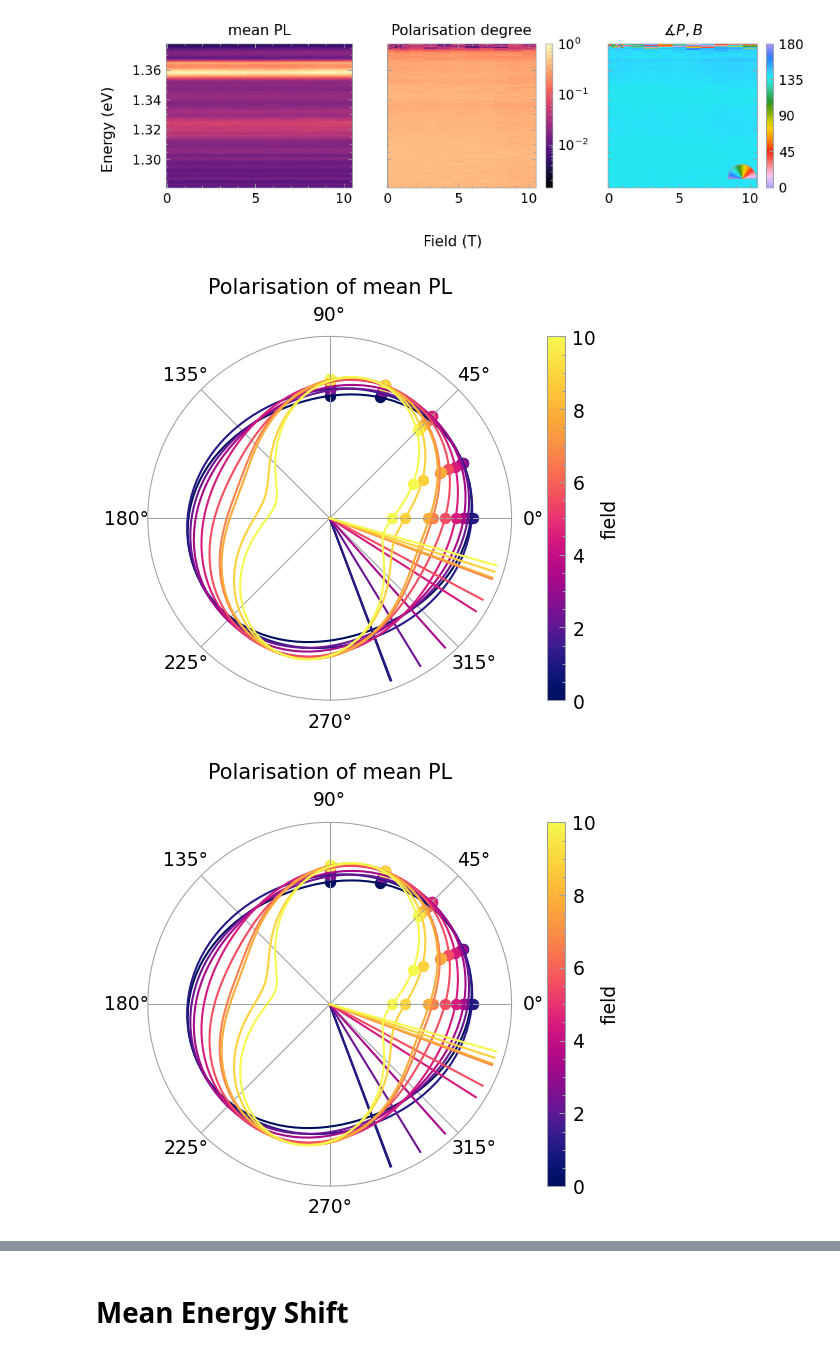
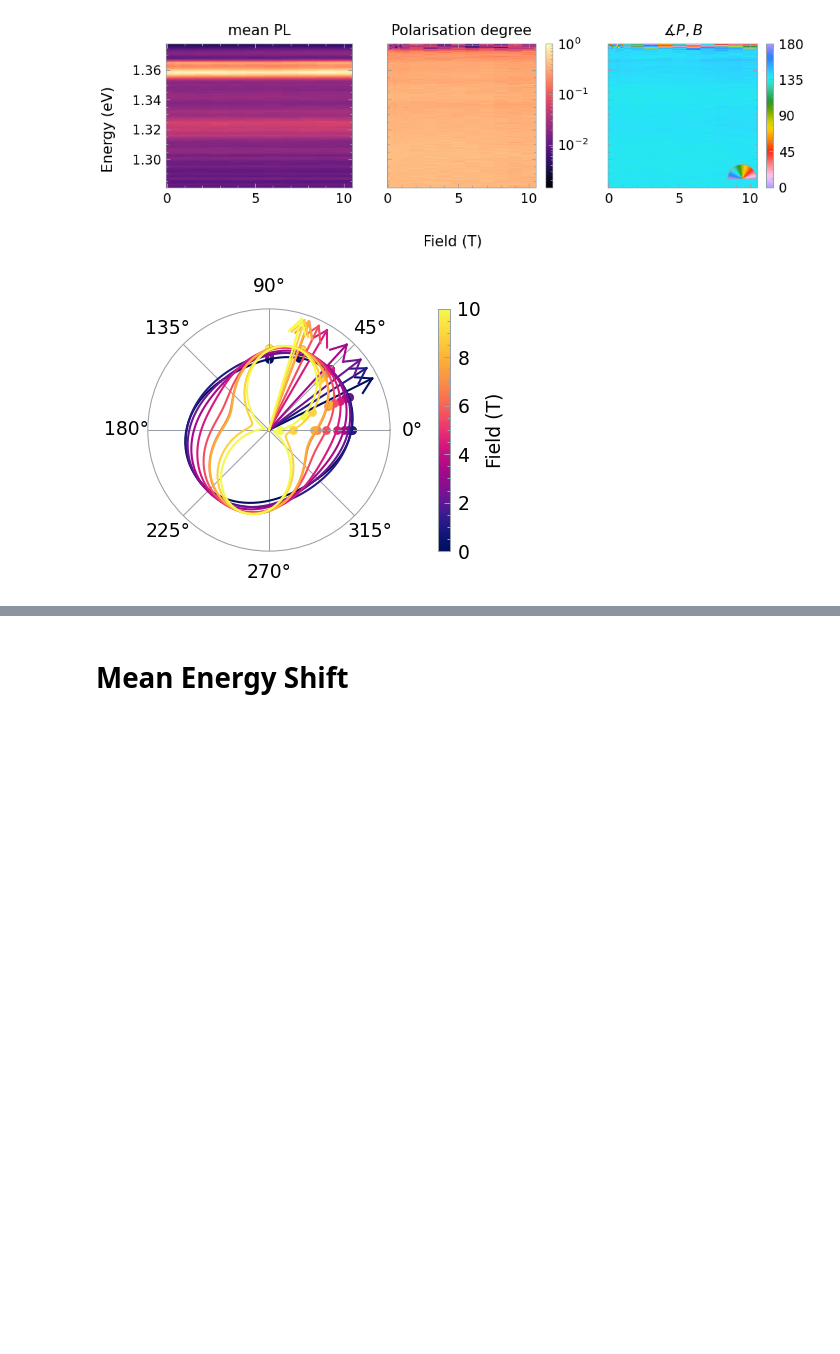
Before and after one commit to leoole100/bachelorarbeit_public, a Jupyter notebook: notebook/2024-03-18 NiPS3 model.ipynb, the cells around one changed output, grey strips where cells are left out. Cells and saved outputs as stored; diff of their text form; code cells hidden in the pictures; blank space fills up the shorter version.

```diff
--- a/notebook/2024-03-18 NiPS3 model.ipynb
+++ b/notebook/2024-03-18 NiPS3 model.ipynb
@@ -700,7 +704,13 @@ for ax, angle in zip(axs, [0, 90]):
         vmax=vmax,
         rasterized=True
     )
-    ax.set_title(fr"$\measuredangle P,H = {angle}°$")
+    if angle == 0:
+        ax.set_title("P$\parallel$H")
+    elif angle == 90:
+        ax.set_title("P$\perp$H")
+    else:
+        ax.set_title(fr"$\measuredangle P,H = {angle}°$")
+
     plot.energy_ticks(ax, locator=False)
 
 # plot in white for some field
@@ -726,5 +736,5 @@ for (ang, ax) in zip([0., 90.], axs):
 fig.supxlabel("Energy (eV)", fontsize=FONTSIZE)
 fig.supylabel("Field (T)", fontsize=FONTSIZE)
 
-# plt.savefig("../report/figures/2024-04-10 NiPS4 splitting.pdf")
+plt.savefig("../report/figures/2024-04-10 NiPS4 splitting.pdf")
 plt.show()
@@ -1053,7 +1061,7 @@ def custom_polarisation(sel):
 	return pol
 
 
-def plot_fig(sel, save=False):
+def plot_fig(sel, save=False, log=True):
 	pol = custom_polarisation(sel)
 	# fig = plt.figure(figsize=FIGSIZE_WIDE)
 	fig, axs = plt.subplots(1, 3, figsize=(6, 2.5), sharex=True, sharey=True)
@@ -1079,7 +1087,7 @@ def plot_fig(sel, save=False):
 		# vmin=1e-2,
 		vmax=1,
 		add_labels=False,
-		norm=mpl.colors.LogNorm(),
+		norm=mpl.colors.LogNorm() if log else None,
 		cmap=CMAP,
 		rasterized=True,
 		x="field", y="energy",
@@ -1104,7 +1112,7 @@ def plot_fig(sel, save=False):
 	plt.colorbar(img).ax.set_yticks(np.arange(0, 181, 45))
 	plot.inset_cbar_polar(img.cmap)
 
-	axs[2].set_title(r"$\measuredangle P,B$")
+	axs[2].set_title(r"$\measuredangle P,H$")
 
 	plot.hide_inner_label()
 
@@ -1118,6 +1126,6 @@ def plot_fig(sel, save=False):
 	return fig
 
 plot_fig(
-	pre(sel).rolling(wavelength=3, center=True).mean().sel(wavelength=slice(839, 841))
+	normalize(pre(sel)).rolling_exp(wavelength=2, center=True).mean().sel(wavelength=slice(839, 841))
 ).savefig("../report/figures/2024-04-09 NiPS3 Polarisation Splitting.pdf")
 # %% [output]
@@ -1207,6 +1222,7 @@ angle_offset = 0
 
 def reduce_data(d):
 	d = pre(d)
+	d = d.sel(wavelength=slice(839, 841))
 	d = normalize(d)
 	# d = d.rolling(wavelength=3).mean()
 	# d = d.sel(wavelength=840.25, method="nearest")
@@ -1218,7 +1234,7 @@ def plot_fig(sel, save=False):
 	field = np.linspace(sel.field.min(), sel.field.max(), 10)
 	color = cm["CET_L8"](field / field.max())
 
-	fig, ax = plt.subplots(subplot_kw={'projection': 'polar'})
+	fig, ax = plt.subplots(subplot_kw={'projection': 'polar'}, figsize=FIGSIZE_MEDIUM)
 	for f, c in zip(field, color):
 		d = reduce_data(sel).interp(field=f)
 		popt, pcov = sp.optimize.curve_fit(
@@ -1232,43 +1248,52 @@ def plot_fig(sel, save=False):
 			ax=ax,
 			color=c,
 			add_labels=False,
-			s=20,
+			s=10,
 			x="angle",
 		)
 
 		# plot arrow
-		n = (popt[1]%90)+90+180
+		# n = (popt[1]%90)+90+180
+		n = (popt[1]%90)#+90+180
 
 		# ax.plot(
 		# 	[((popt[1]%90)+90+180)*np.pi/180], [1.2],
 		# 	"x", color=c, markersize=5
 		# )
 
 		ax.plot(
-			[n*np.pi/180, n*np.pi/180], [0, 1.2],
+			[n*np.pi/180, n*np.pi/180], [.4, 1.2],
+			"-", color=c
+		)
+
+		# add arrow head
+		ax.plot(
+			[n*np.pi/180, (n+5)*np.pi/180], [1.2, 1.1],
+			"-", color=c
+		)
+		ax.plot(
+			[n*np.pi/180, (n-5)*np.pi/180], [1.2, 1.1],
 			"-", color=c
 		)
 
 		angles = np.linspace(0, 360, 100)
 		ax.plot((angles+angle_offset) * np.pi/180, cos_sqr(angles, *popt)/s, color=c)
 
 	plt.yticks([])
-	plt.ylim(0, None)
+	plt.ylim(.4, None)
 	ax.set_rlabel_position(240)
-	plt.title("Polarisation of mean PL")
+	# plt.title("Polarisation of main PL line")
 	# plt.suptitle(sel.name + "\n detected at 840.1 nm")
 
 	sm = plt.cm.ScalarMappable(cmap=cm["CET_L8"], norm=plt.Normalize(vmin=field.min(), vmax=field.max()))
 	sm.set_array([])
-	plt.colorbar(sm, ax=ax, label=r"field")
+	plt.colorbar(sm, ax=ax, label=r"Field (T)", pad=0.1)
 	return fig
 
 
-# plot_fig(sel).savefig("../report/figures/2024-04-07 NiPS3 Polarisation.pdf")
-plot_fig(sel);
+plot_fig(sel).savefig("../report/figures/2024-04-07 NiPS3 Polarisation.pdf")
 # %% [output]
-[figure, old version]
+[figure, new version]
-[figure, removed]
 # %%
 plt.figure()
 
```
Also changed, not shown: parts of 21 cells of this notebook, 37 other files.
